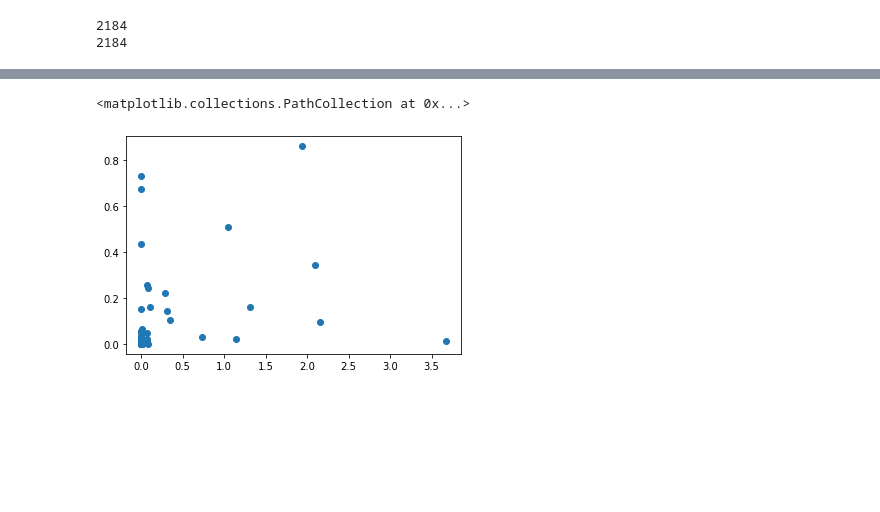
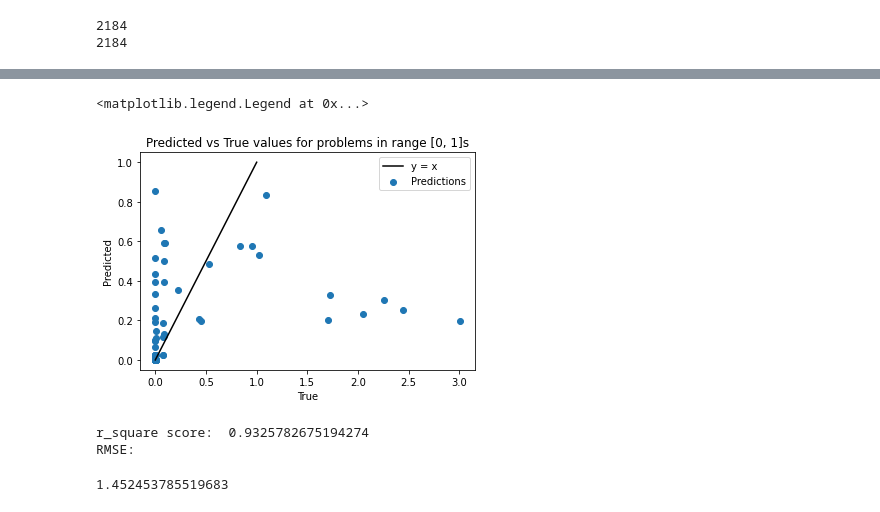
Before and after one commit to harel-coffee/pouw-auto, a Jupyter notebook: XMIXED.ipynb, the cells around one changed output, grey strips where cells are left out. Cells and saved outputs as stored; diff of their text form; code cells hidden in the pictures; blank space fills up the shorter version.

```diff
--- a/XMIXED.ipynb
+++ b/XMIXED.ipynb
@@ -594,7 +614,7 @@ X_modified = X
 # %%
 def custom_activation(x):
     #return K.relu(tensorflow.subtract(x,-1)) - K.relu(tensorflow.subtract(x,3.5))
-    return 10/(1+K.exp(-x))
+    return 1/(1+K.exp(-x))
 
 
 get_custom_objects().update({'custom_activation': Activation(custom_activation)})
@@ -603,12 +623,8 @@ def make_model():
     model = Sequential()
 
     model.add(Dense(16, input_dim=X_modified.shape[1], activation='relu'))
-    #model.add(Dropout(0.25))
-    model.add(Dense(32, activation = 'relu'))
-    model.add(Dense(16, activation = 'relu'))
-    model.add(Dropout(0.2))
-    #model.add(Dense(32, activation = 'relu'))
-    model.add(Dense(8, activation = 'relu'))
+    model.add(Dropout(0.25))
+
     model.add(Dense(4, activation = 'relu'))
     model.add(Dense(1, activation = 'relu'))
     model.compile(loss='mean_squared_error', optimizer="Adam")
@@ -687,5 +707,30 @@ RMSE:
-# %%
-plt.scatter(yy, predd)
-# %% [output]
-<matplotlib.collections.PathCollection at 0x...>
-[figure, removed]
+# %%
+x = np.linspace(0, 1, 100)
+y = x
+plt.title('Predicted vs True values for problems in range [0, 1]s')
+plt.xlabel('True')
+plt.ylabel('Predicted')
+plt.plot(x,y, color = 'black')
+plt.scatter(yy, predd)
+plt.legend(['y = x', 'Predictions'])
+# %% [output]
+<matplotlib.legend.Legend at 0x...>
+[figure, added]
+# %%
+print("r_square score: ", r2_score(yy_final, predd_final))
+#y_test = sc2.inverse_transform(y_test.reshape(-1,1))
+yy = np.array(yy_final)
+#yy = np.power(yy, 10)/10
+#prediction = sc2.inverse_transform(prediction.reshape(-1,1))
+predd = np.array(predd_final)
+#predd = np.power(predd, 10)/10
+
+from sklearn.metrics import mean_squared_error
+from math import sqrt
+
+print("RMSE:")
+sqrt(mean_squared_error(yy, predd))
+# %% [output]
+r_square score:  0.9325782675194274
+RMSE:
+1.452453785519683
```
Also changed, not shown: parts of 20 cells of this notebook.
